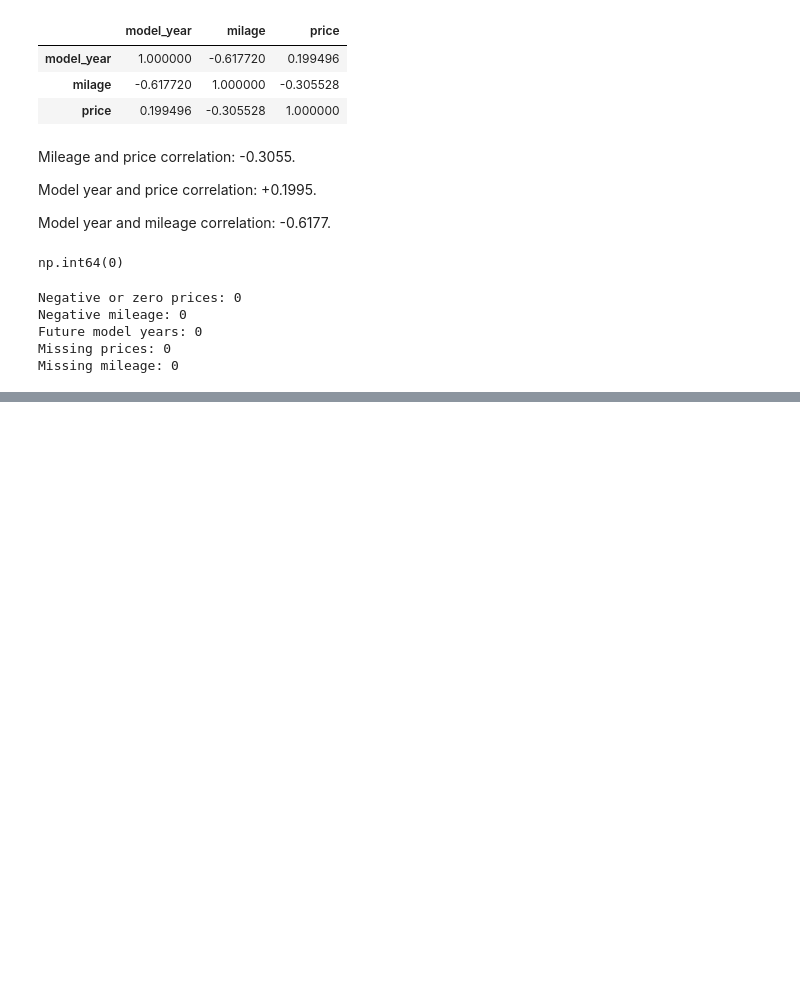
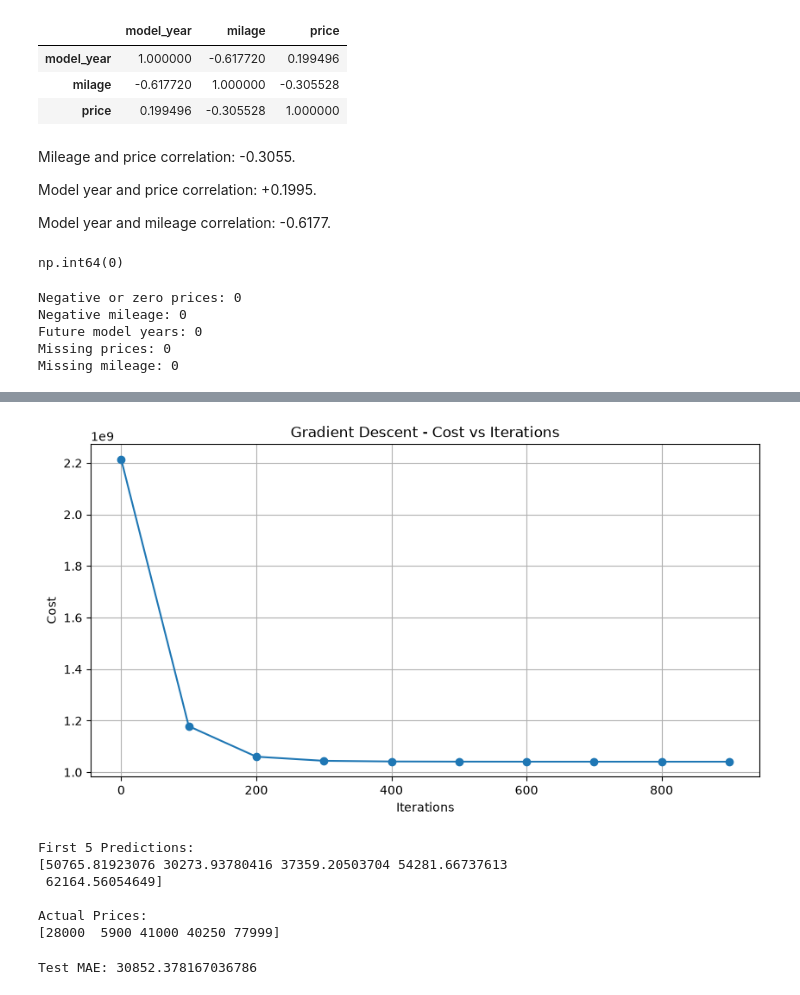
Before and after one commit to Ghostcline/-used-car-price-prediction, a Jupyter notebook: notebooks/01_used_car_prediction.ipynb, the cells around one changed output, grey strips where cells are left out. Drawn from its saved outputs; the diff is of its cells as text; code cells hidden in the pictures; blank space fills up the shorter version.

```diff
--- a/notebooks/01_used_car_prediction.ipynb
+++ b/notebooks/01_used_car_prediction.ipynb
@@ -339,0 +402,11 @@ Missing mileage: 0
+# %%
+X_train_np = X_train_scaled
+y_train_np = y_train.to_numpy()
+
+w = np.zeros(2)
+b = 0.0
+
+print("X Shape:", X_train_np.shape)
+print("y Shape:", y_train_np.shape)
+print("Weights:", w)
+print("Bias:", b)
@@ -339,0 +513,18 @@ Missing mileage: 0
+# %%
+alpha = 0.01
+iterations = 1000
+
+w_initial = np.zeros(2)
+b_initial = 0.0
+
+w_final, b_final, cost_history = gradient_descent(
+    X_train_np,
+    y_train_np,
+    w_initial,
+    b_initial,
+    alpha,
+    iterations
+)
+
+print("\nFinal Weights:", w_final)
+print("Final Bias:", b_final)
@@ -339,0 +545,42 @@ Missing mileage: 0
+# %%
+plt.figure(figsize=(10, 5))
+
+plt.plot(
+    range(0, iterations, 100),
+    cost_history,
+    marker="o"
+)
+
+plt.title("Gradient Descent - Cost vs Iterations")
+plt.xlabel("Iterations")
+plt.ylabel("Cost")
+
+plt.grid(True)
+plt.show()
+# %% [output]
+[figure, added]
+# %%
+y_pred = predict(X_test_scaled, w_final, b_final)
+
+print("First 5 Predictions:")
+print(y_pred[:5])
+
+print("\nActual Prices:")
+print(y_test.iloc[:5].to_numpy())
+# %% [output]
+First 5 Predictions:
+[50765.81923076 30273.93780416 37359.20503704 54281.66737613
+ 62164.56054649]
+
+Actual Prices:
+[28000  5900 41000 40250 77999]
+# %%
+y_test_np = y_test.to_numpy()
+
+absolute_errors = np.abs(y_pred - y_test_np)
+
+mae = np.mean(absolute_errors)
+
+print("Test MAE:", mae)
+# %% [output]
+Test MAE: 30852.378167036786
```
Also changed, not shown: parts of 19 cells of this notebook.
